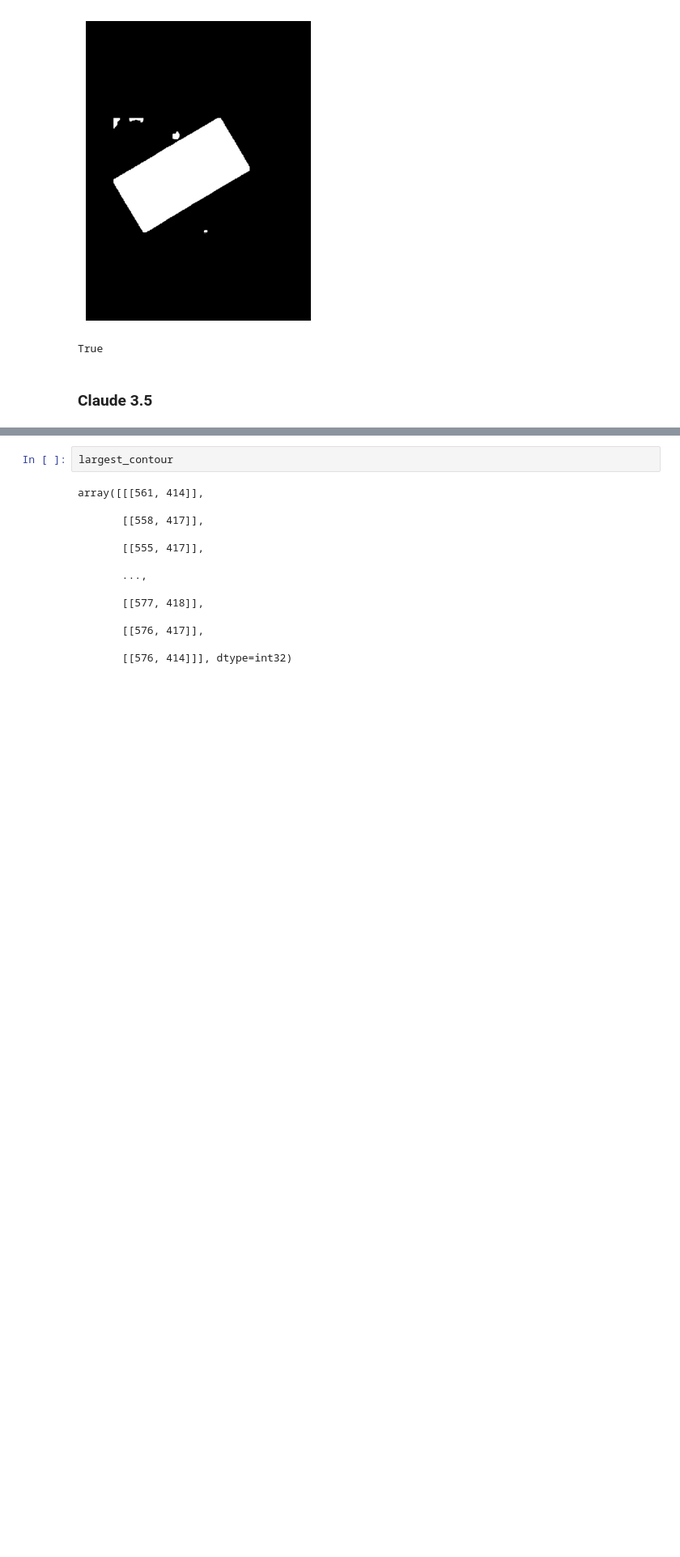
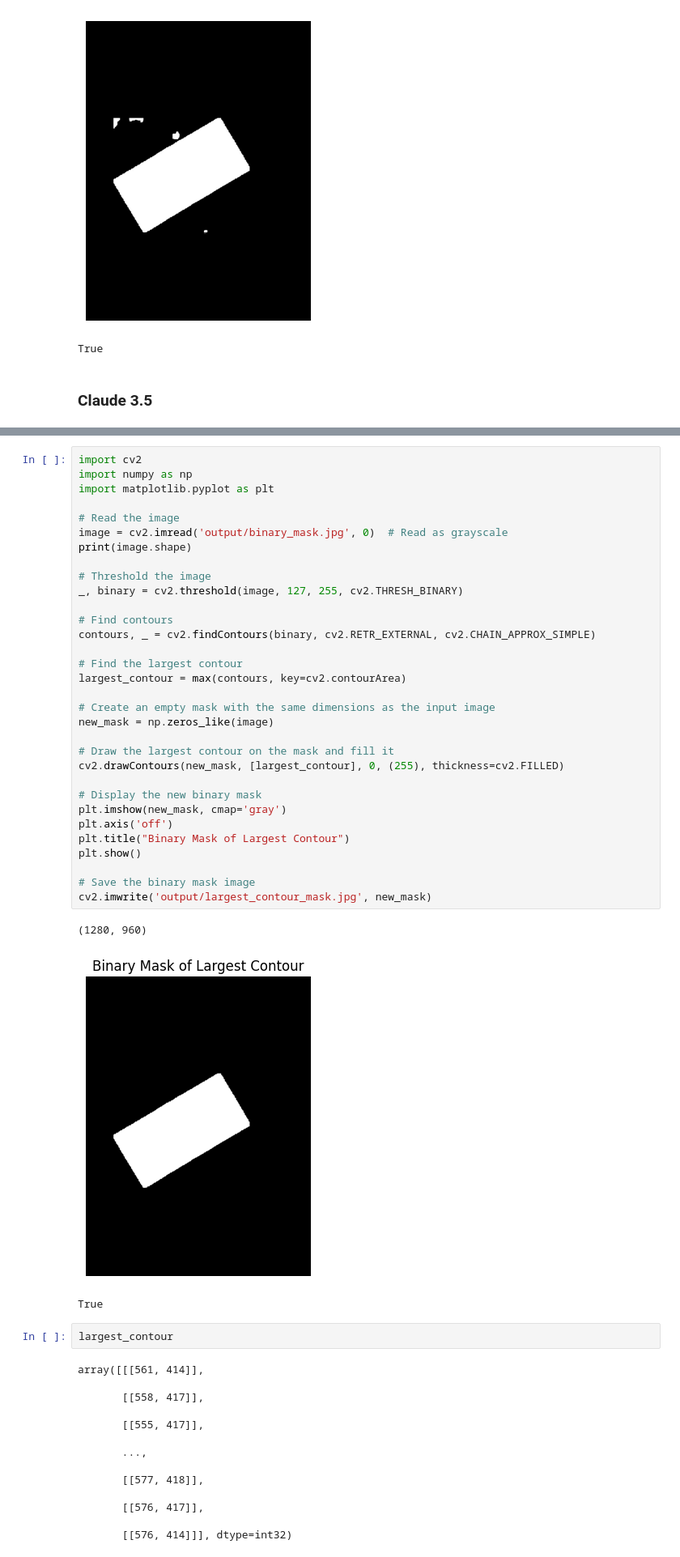
Before and after one commit to mora-bprs/bin-picking-real-time, a Jupyter notebook: test_notebooks/bin_picking_camera.ipynb, the cells around one changed output, grey strips where cells are left out. Shown at 81% size. Cells and saved outputs as stored; diff of their text form; blank space fills up the shorter version.

```diff
--- a/test_notebooks/bin_picking_camera.ipynb
+++ b/test_notebooks/bin_picking_camera.ipynb
@@ -336,3 +342,39 @@ True
+# %%
+import cv2
+import numpy as np
+import matplotlib.pyplot as plt
+
+# Read the image
+image = cv2.imread('output/binary_mask.jpg', 0)  # Read as grayscale
+print(image.shape)
+
+# Threshold the image
+_, binary = cv2.threshold(image, 127, 255, cv2.THRESH_BINARY)
+
+# Find contours
+contours, _ = cv2.findContours(binary, cv2.RETR_EXTERNAL, cv2.CHAIN_APPROX_SIMPLE)
+
+# Find the largest contour
+largest_contour = max(contours, key=cv2.contourArea)
+
+# Create an empty mask with the same dimensions as the input image
+new_mask = np.zeros_like(image)
+
+# Draw the largest contour on the mask and fill it
+cv2.drawContours(new_mask, [largest_contour], 0, (255), thickness=cv2.FILLED)
+
+# Display the new binary mask
+plt.imshow(new_mask, cmap='gray')
+plt.axis('off')
+plt.title("Binary Mask of Largest Contour")
+plt.show()
+
+# Save the binary mask image
+cv2.imwrite('output/largest_contour_mask.jpg', new_mask)
+# %% [output]
+(1280, 960)
+[figure, added]
+True
 # %%
 largest_contour
 # %% [output]
```
Also changed, not shown: parts of 6 cells of this notebook, 5 other files.
